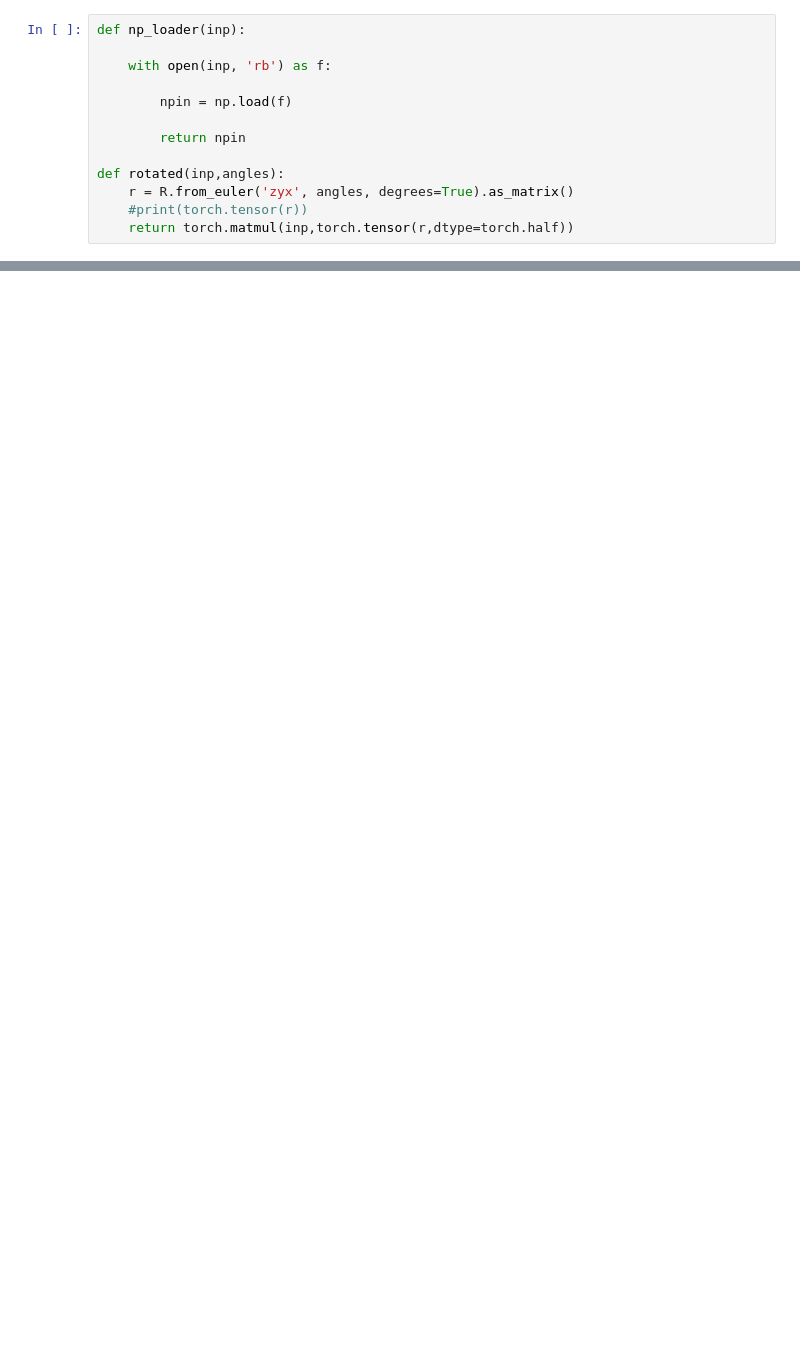
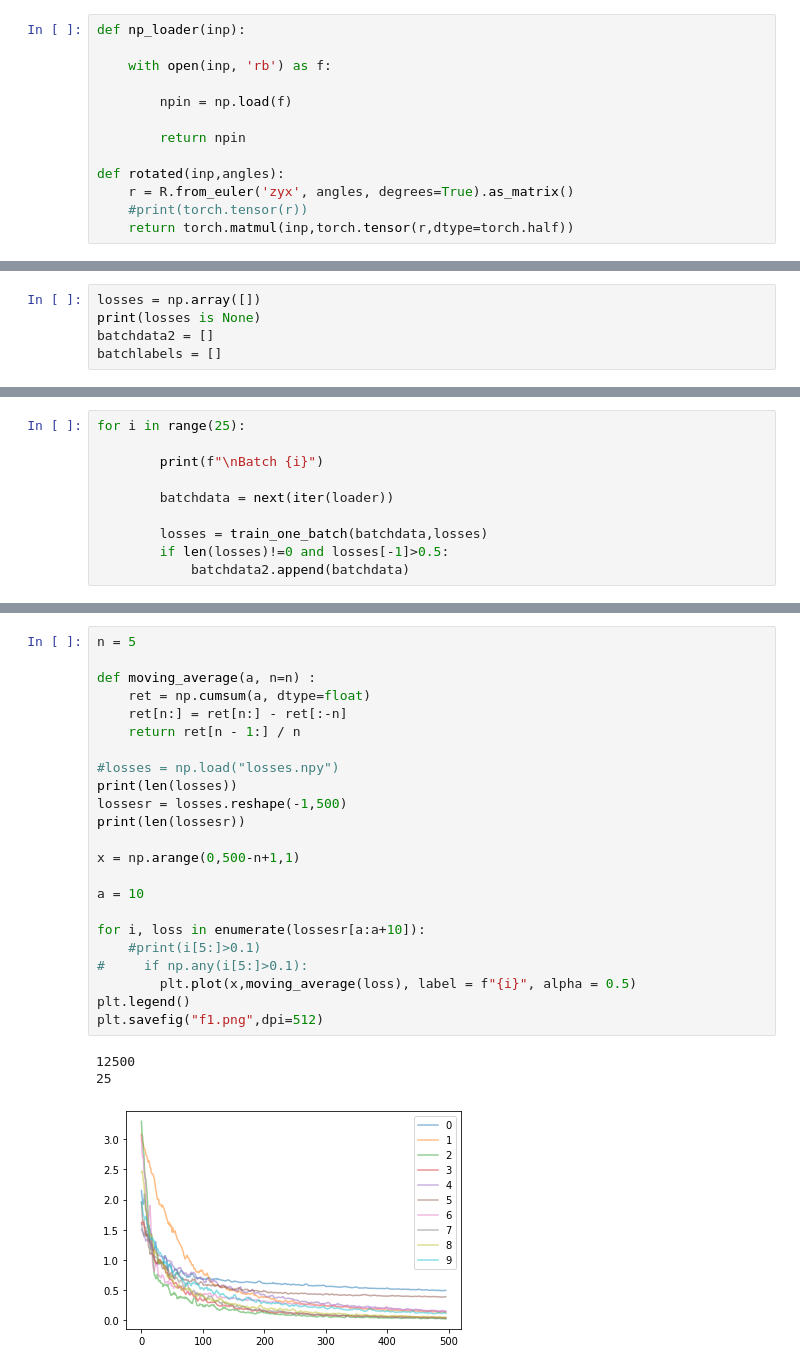
Before and after one commit to NuTufts/lareqnn, a Jupyter notebook: EDA_scratch.ipynb, the cells around one changed output, grey strips where cells are left out. Drawn from its saved outputs; the diff is of its cells as text; blank space fills up the shorter version.

```diff
--- a/EDA_scratch.ipynb
+++ b/EDA_scratch.ipynb
@@ -407,0 +109,5 @@ Muon
+# %%
+losses = np.array([])
+print(losses is None)
+batchdata2 = []
+batchlabels = []
@@ -407,0 +116,10 @@ Muon
+# %%
+for i in range(25):
+
+        print(f"\nBatch {i}")
+
+        batchdata = next(iter(loader))
+
+        losses = train_one_batch(batchdata,losses)
+        if len(losses)!=0 and losses[-1]>0.5:
+            batchdata2.append(batchdata)
@@ -407,0 +165,27 @@ Muon
+# %%
+n = 5
+
+def moving_average(a, n=n) :
+    ret = np.cumsum(a, dtype=float)
+    ret[n:] = ret[n:] - ret[:-n]
+    return ret[n - 1:] / n
+
+#losses = np.load("losses.npy")
+print(len(losses))
+lossesr = losses.reshape(-1,500)
+print(len(lossesr))
+
+x = np.arange(0,500-n+1,1)
+
+a = 10
+
+for i, loss in enumerate(lossesr[a:a+10]):
+    #print(i[5:]>0.1)
+#     if np.any(i[5:]>0.1):
+        plt.plot(x,moving_average(loss), label = f"{i}", alpha = 0.5)
+plt.legend()
+plt.savefig("f1.png",dpi=512)
+# %% [output]
+12500
+25
+[figure, added]
```
Also changed, not shown: parts of 43 cells of this notebook, 10 other files.
